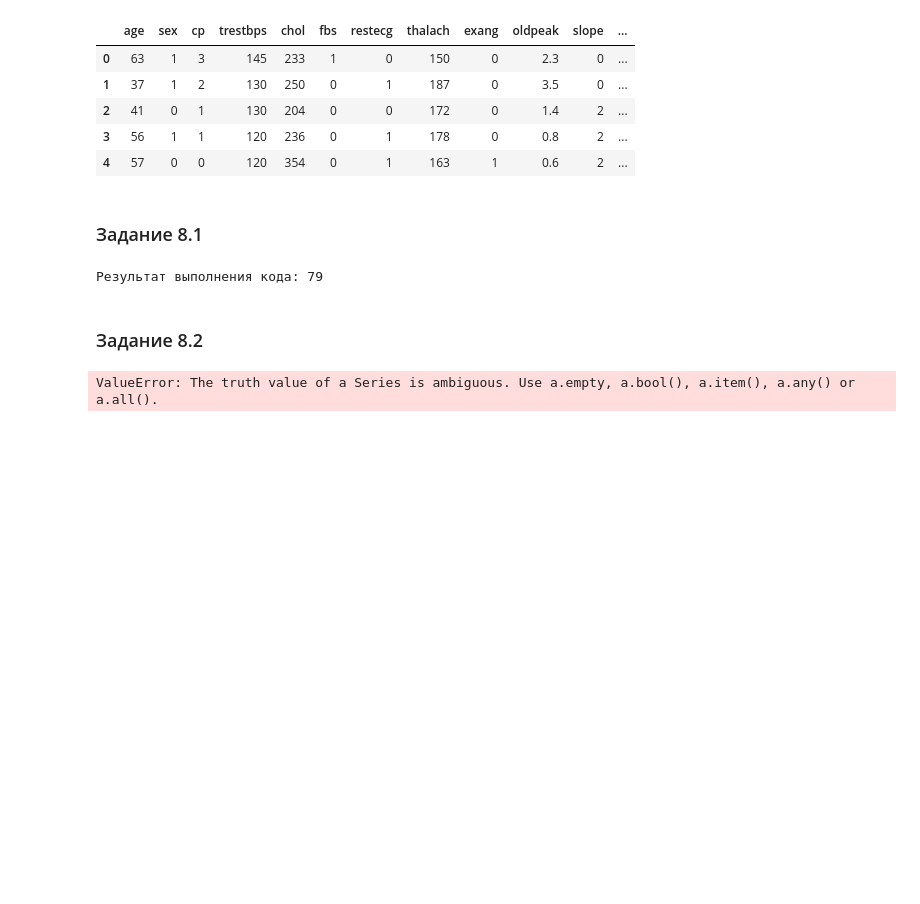
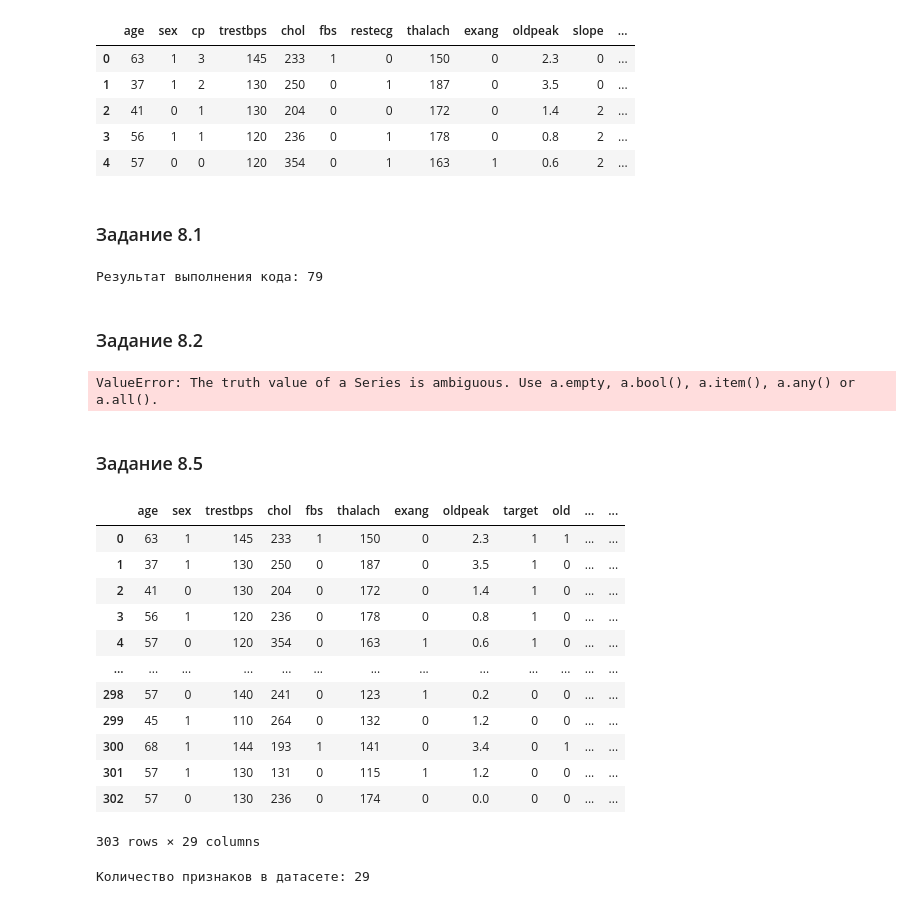
Before and after one commit to ret4ed/Sf_DS_game_1, a Jupyter notebook: Skillfactory/EDA_3_Проектирование признаков/Проектирование признаков.ipynb, the cells around one changed output. Saved outputs shown, nothing was run; the diff lists cells and outputs as text; code cells hidden in the pictures; blank space fills up the shorter version.

```diff
--- a/Skillfactory/EDA_3_Проектирование признаков/Проектирование признаков.ipynb
+++ b/Skillfactory/EDA_3_Проектирование признаков/Проектирование признаков.ipynb
@@ -1007,3 +1007,54 @@ else:
     heart['trestbps_mean'] = heart['age'].apply(get_trestbps_mean_woman)
 # %% [output]
 ValueError: The truth value of a Series is ambiguous. Use a.empty, a.bool(), a.item(), a.any() or a.all().
+# %% [markdown]
+### Задание 8.5
+# %%
+#Кодируем признаки по заданию и удаляем исходыне
+
+import category_encoders as ce
+
+encoder = ce.OneHotEncoder(cols=['cp'])
+type_bin = encoder.fit_transform(heart['cp'])
+heart = pd.concat([heart, type_bin], axis=1)
+heart = heart.drop(['cp'], axis = 1)
+
+encoder = ce.OneHotEncoder(cols=['restecg'])
+type_bin = encoder.fit_transform(heart['restecg'])
+heart = pd.concat([heart, type_bin], axis=1)
+heart = heart.drop(['restecg'], axis = 1)
+
+encoder = ce.OneHotEncoder(cols=['slope'])
+type_bin = encoder.fit_transform(heart['slope'])
+heart = pd.concat([heart, type_bin], axis=1)
+heart = heart.drop(['slope'], axis = 1)
+
+encoder = ce.OneHotEncoder(cols=['ca'])
+type_bin = encoder.fit_transform(heart['ca'])
+heart = pd.concat([heart, type_bin], axis=1)
+heart = heart.drop(['ca'], axis = 1)
+
+encoder = ce.OneHotEncoder(cols=['thal'])
+type_bin = encoder.fit_transform(heart['thal'])
+heart = pd.concat([heart, type_bin], axis=1)
+heart = heart.drop(['thal'], axis = 1)
+
+display(heart)
+
+n = heart.shape[1]
+print(f'Количество признаков в датасете: {n}')
+# %% [output]
+|  | age | sex | trestbps | chol | fbs | thalach | exang | oldpeak | target | old | ... | ... |
+| 0 | 63 | 1 | 145 | 233 | 1 | 150 | 0 | 2.3 | 1 | 1 | ... | ... |
+| 1 | 37 | 1 | 130 | 250 | 0 | 187 | 0 | 3.5 | 1 | 0 | ... | ... |
+| 2 | 41 | 0 | 130 | 204 | 0 | 172 | 0 | 1.4 | 1 | 0 | ... | ... |
+| 3 | 56 | 1 | 120 | 236 | 0 | 178 | 0 | 0.8 | 1 | 0 | ... | ... |
+| 4 | 57 | 0 | 120 | 354 | 0 | 163 | 1 | 0.6 | 1 | 0 | ... | ... |
+| ... | ... | ... | ... | ... | ... | ... | ... | ... | ... | ... | ... | ... |
+| 298 | 57 | 0 | 140 | 241 | 0 | 123 | 1 | 0.2 | 0 | 0 | ... | ... |
+| 299 | 45 | 1 | 110 | 264 | 0 | 132 | 0 | 1.2 | 0 | 0 | ... | ... |
+| 300 | 68 | 1 | 144 | 193 | 1 | 141 | 0 | 3.4 | 0 | 1 | ... | ... |
+| 301 | 57 | 1 | 130 | 131 | 0 | 115 | 1 | 1.2 | 0 | 0 | ... | ... |
+| 302 | 57 | 0 | 130 | 236 | 0 | 174 | 0 | 0.0 | 0 | 0 | ... | ... |
+303 rows × 29 columns
+Количество признаков в датасете: 29
```
